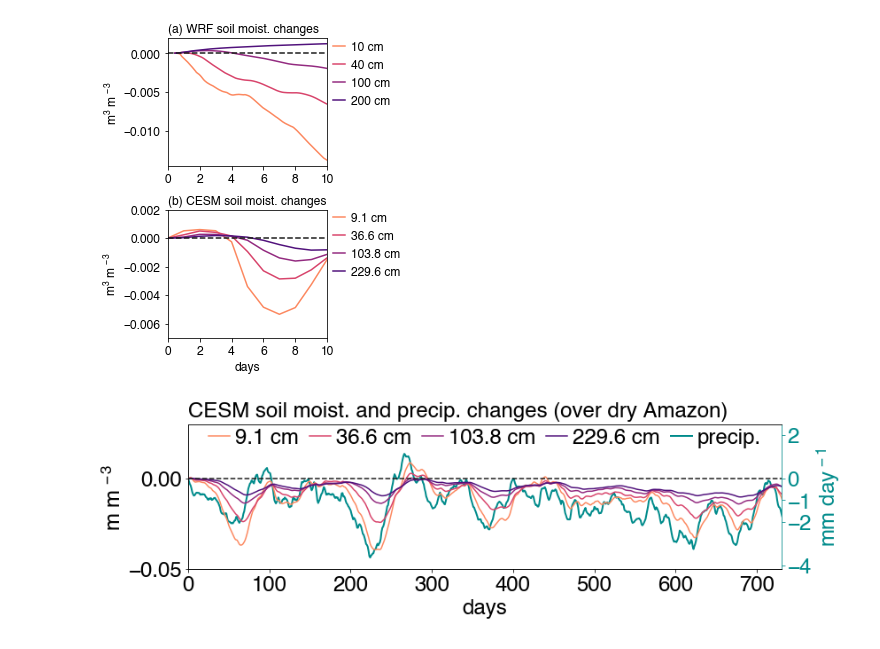
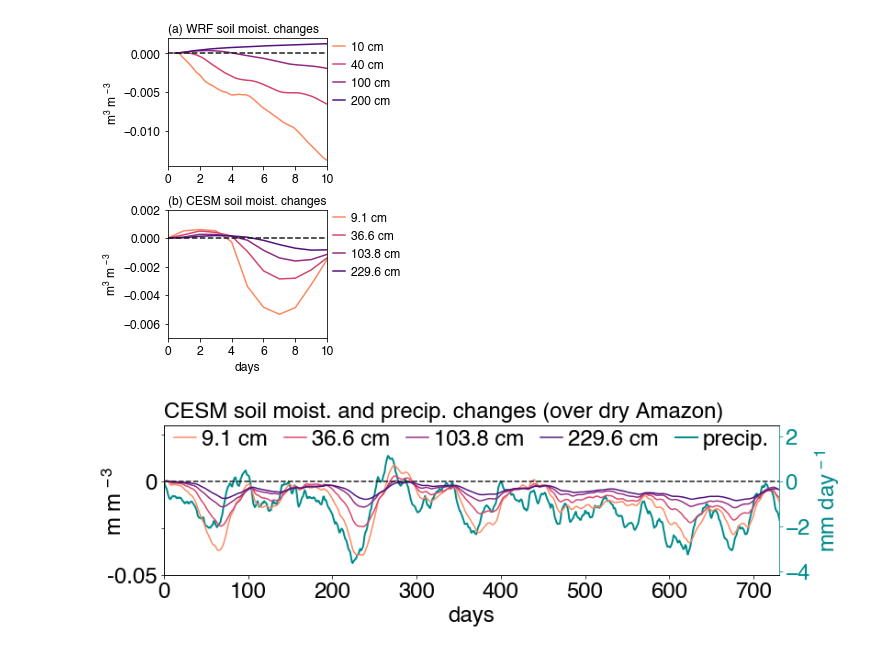
Before and after one commit to bairdlangenbrunner/amazon-phys-response-paper, a Jupyter notebook: scripts/POSTER_CESM_and_WRF_soil_moisture_plots.ipynb, the cells around one changed output. Saved outputs shown, nothing was run; the diff lists cells and outputs as text; code cells hidden in the pictures.

```diff
--- a/scripts/POSTER_CESM_and_WRF_soil_moisture_plots.ipynb
+++ b/scripts/POSTER_CESM_and_WRF_soil_moisture_plots.ipynb
@@ -717,9 +717,10 @@ ax.legend(loc=4)
 ax.text(s='CESM soil moist. and precip. changes (over dry Amazon)', x=0, y=1.02,\
         ha='left', va='bottom', transform=ax.transAxes, fontsize=fontsize)
 ax.set_xlabel('days', fontsize=fontsize)
-ax.set_ylabel('m m$^{\,-3}$', fontsize=fontsize)
+ax.set_ylabel('m m$^{\,-3}$', fontsize=fontsize, labelpad=-20)
 ax.tick_params(labelsize=fontsize)
-ax.set_yticks([-.05.])
+ax.set_yticks([-.05,-.025,0,.025])
+ax.set_yticklabels(['-0.05','','0',''])
 ax.spines['right'].set_color(None)
 ax.zorder=1
 ax.set_facecolor('None')
@@ -731,32 +732,32 @@ precip_color='darkcyan'
 ax2 = ax.twinx()
 plot_this = pandas.Series(PRECT_dry_diffs*86400.*1000.).rolling(window=30, min_periods=1).mean()
 ax2.plot(plot_this, color=precip_color, lw='2', label='precip.')
 ax2.set_ylabel('mm day$^{\,-1}$', color=precip_color, fontsize=fontsize)
 ax2.set_yticks([-4,-2,0,2])
 ax2.set_facecolor('None')
 ax2.zorder=0
 ax2.tick_params(labelsize=fontsize)
 ax2.tick_params(axis='y', color=precip_color)
 ax2.spines['right'].set_color(precip_color)
 [t.set_color(precip_color) for t in ax2.yaxis.get_ticklabels()]
 
 handles2, labels2 = ax2.get_legend_handles_labels()
 
 handles = handles+handles2
 labels = labels+labels2
 legend = ax.legend(handles, labels, fontsize=fontsize, ncol=5, \
                    bbox_to_anchor=(.5,.97), edgecolor='None', facecolor='None', \
                    fancybox=False, bbox_transform=ax.transAxes, loc='upper center', \
                    borderaxespad=0, borderpad=0., handlelength=1., \
-                   handletextpad=0.25, columnspacing=0.5)
+                   handletextpad=0.25, columnspacing=0.75)
 
 # make the zeros line up
 zero_to_ymax_ratio = (ymax-0)/(ymax-ymin)
 ymax2 = 2.5
 ymin2 = ymax2-(ymax2/zero_to_ymax_ratio)
 ax2.set_ylim(ymin2,ymax2)
 
 fig.savefig('../figures/POSTER_soil_moisture_time_series.pdf', bbox_inches='tight',\
            transparent=True)
 # %% [output]
-[figure, old version]
+[figure, new version]
```
Also changed, not shown: parts of 4 cells of this notebook, 1 other file.
